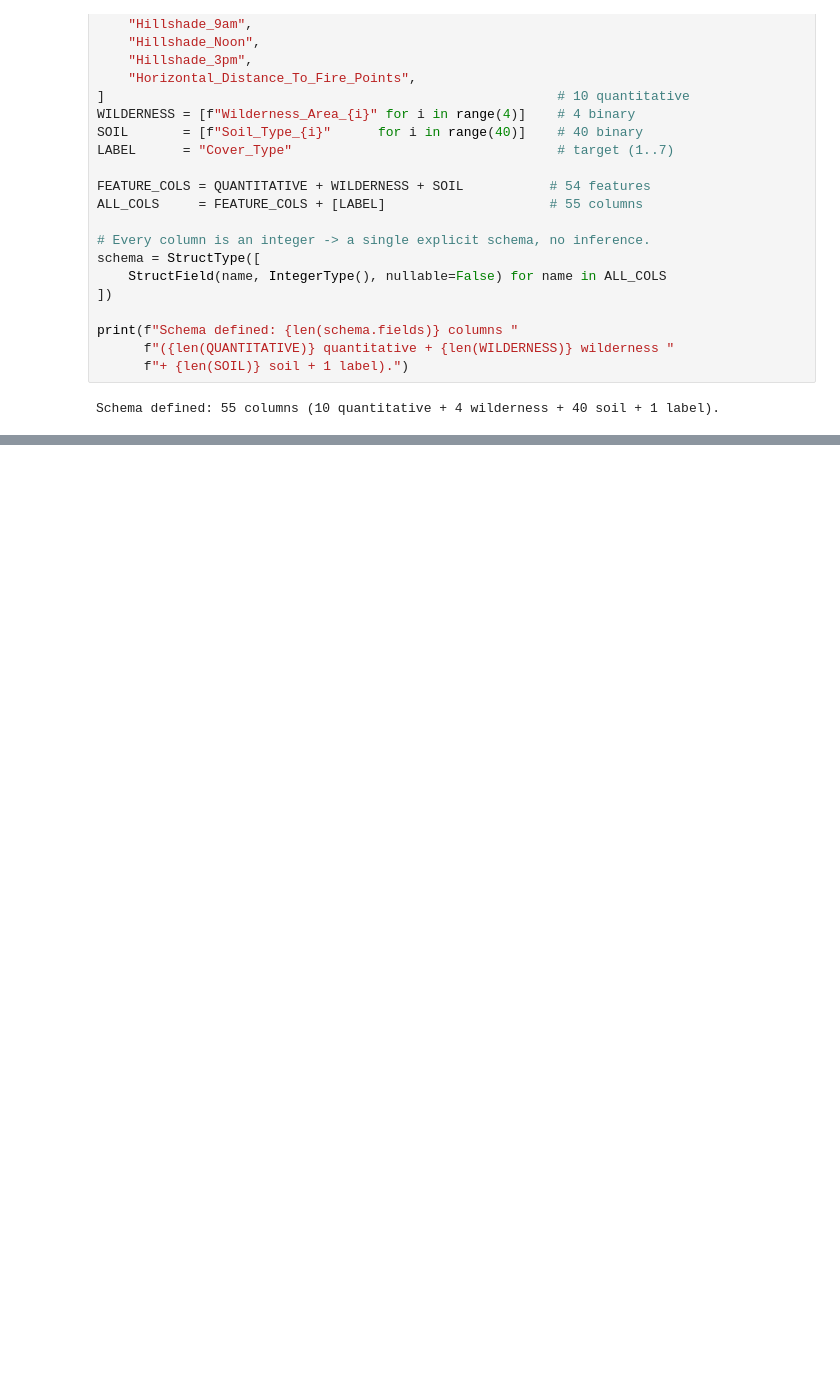
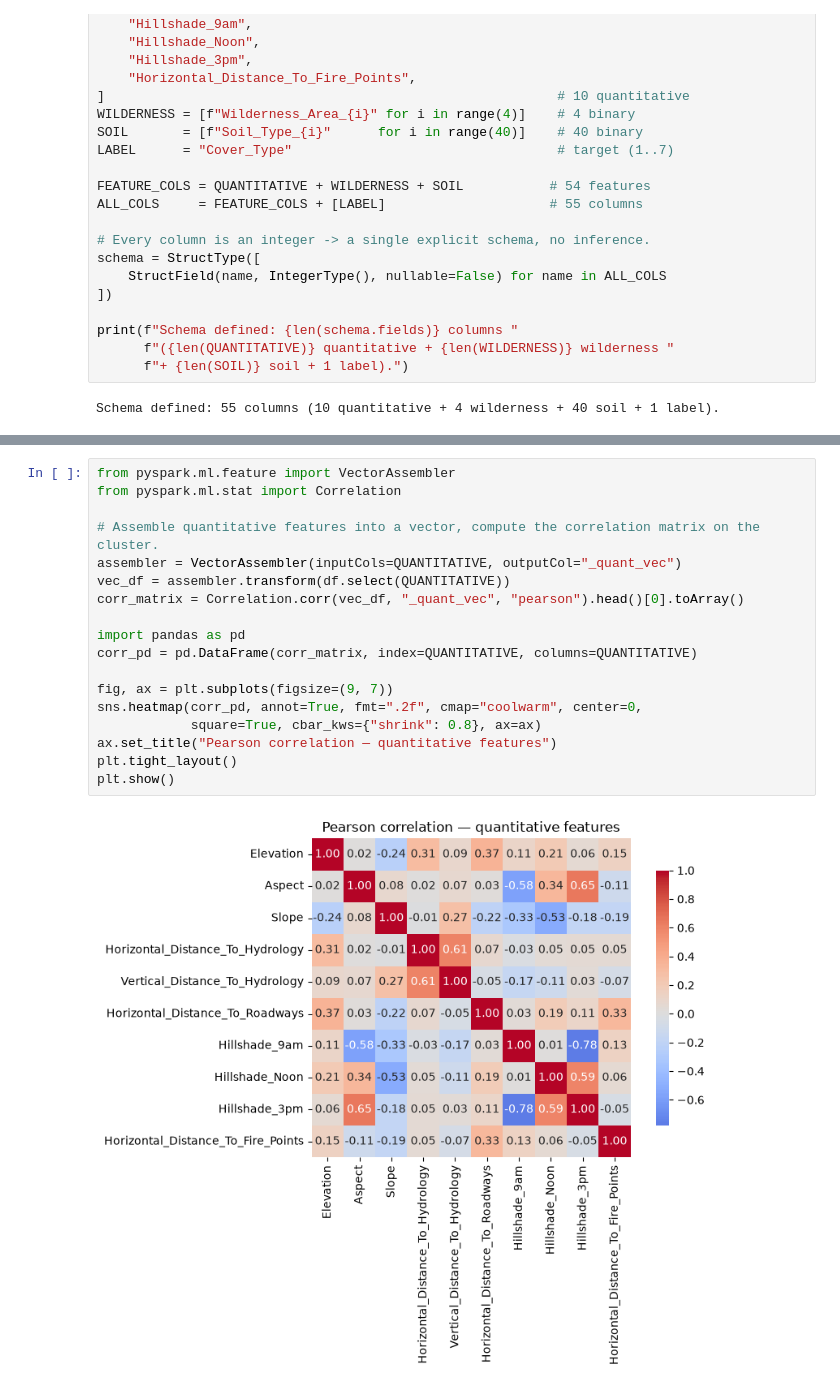
Before and after one commit to TouringHydra3/BDATM-Project, a Jupyter notebook: main.ipynb, the cells around one changed output, grey strips where cells are left out. Drawn from its saved outputs; the diff is of its cells as text; blank space fills up the shorter version.

```diff
--- a/main.ipynb
+++ b/main.ipynb
@@ -269,0 +418,20 @@ root
+# %%
+from pyspark.ml.feature import VectorAssembler
+from pyspark.ml.stat import Correlation
+
+# Assemble quantitative features into a vector, compute the correlation matrix on the cluster.
+assembler = VectorAssembler(inputCols=QUANTITATIVE, outputCol="_quant_vec")
+vec_df = assembler.transform(df.select(QUANTITATIVE))
+corr_matrix = Correlation.corr(vec_df, "_quant_vec", "pearson").head()[0].toArray()
+
+import pandas as pd
+corr_pd = pd.DataFrame(corr_matrix, index=QUANTITATIVE, columns=QUANTITATIVE)
+
+fig, ax = plt.subplots(figsize=(9, 7))
+sns.heatmap(corr_pd, annot=True, fmt=".2f", cmap="coolwarm", center=0,
+            square=True, cbar_kws={"shrink": 0.8}, ax=ax)
+ax.set_title("Pearson correlation — quantitative features")
+plt.tight_layout()
+plt.show()
+# %% [output]
+[figure, added]
```
Also changed, not shown: parts of 34 cells of this notebook.
